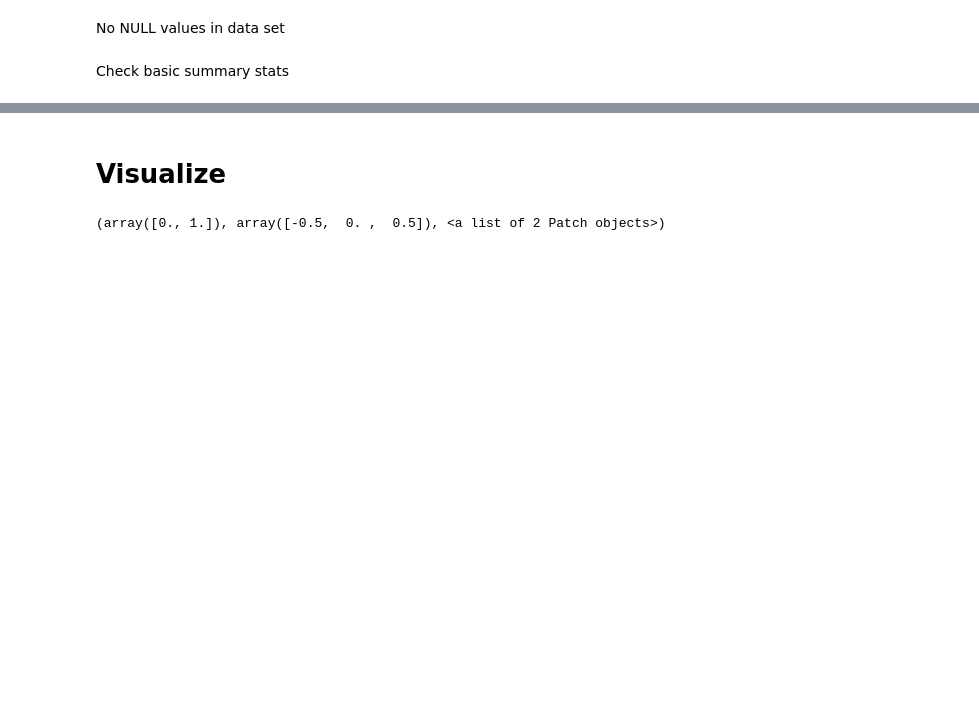
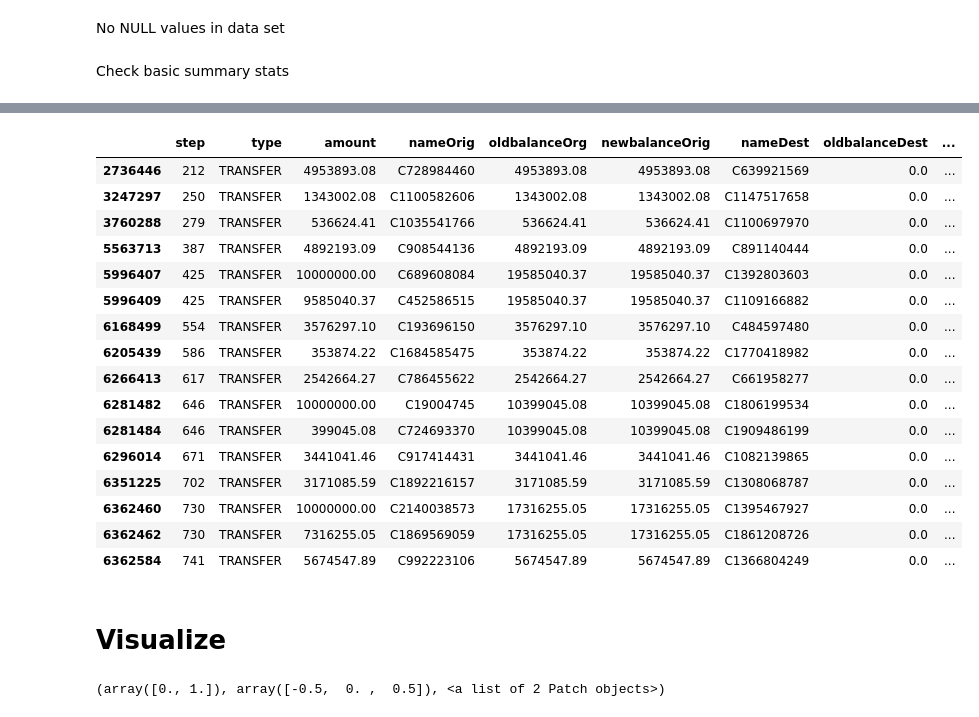
Before and after one commit to DigitalBuddha42/credit_card_fraud_detection, a Jupyter notebook: fraud_analysis.ipynb, the cells around one changed output, grey strips where cells are left out. Saved outputs shown, nothing was run; the diff lists cells and outputs as text; code cells hidden in the pictures; blank space fills up the shorter version.

```diff
--- a/fraud_analysis.ipynb
+++ b/fraud_analysis.ipynb
@@ -52,3 +76,24 @@ fraud.describe()
+# %%
+pd.set_option('display.max_rows', None)
+fraud.loc[(fraud['isFlaggedFraud']==1)]
+# %% [output]
+|  | step | type | amount | nameOrig | oldbalanceOrg | newbalanceOrig | nameDest | oldbalanceDest | ... |
+| 2736446 | 212 | TRANSFER | 4953893.08 | C728984460 | 4953893.08 | 4953893.08 | C639921569 | 0.0 | ... |
+| 3247297 | 250 | TRANSFER | 1343002.08 | C1100582606 | 1343002.08 | 1343002.08 | C1147517658 | 0.0 | ... |
+| 3760288 | 279 | TRANSFER | 536624.41 | C1035541766 | 536624.41 | 536624.41 | C1100697970 | 0.0 | ... |
+| 5563713 | 387 | TRANSFER | 4892193.09 | C908544136 | 4892193.09 | 4892193.09 | C891140444 | 0.0 | ... |
+| 5996407 | 425 | TRANSFER | 10000000.00 | C689608084 | 19585040.37 | 19585040.37 | C1392803603 | 0.0 | ... |
+| 5996409 | 425 | TRANSFER | 9585040.37 | C452586515 | 19585040.37 | 19585040.37 | C1109166882 | 0.0 | ... |
+| 6168499 | 554 | TRANSFER | 3576297.10 | C193696150 | 3576297.10 | 3576297.10 | C484597480 | 0.0 | ... |
+| 6205439 | 586 | TRANSFER | 353874.22 | C1684585475 | 353874.22 | 353874.22 | C1770418982 | 0.0 | ... |
+| 6266413 | 617 | TRANSFER | 2542664.27 | C786455622 | 2542664.27 | 2542664.27 | C661958277 | 0.0 | ... |
+| 6281482 | 646 | TRANSFER | 10000000.00 | C19004745 | 10399045.08 | 10399045.08 | C1806199534 | 0.0 | ... |
+| 6281484 | 646 | TRANSFER | 399045.08 | C724693370 | 10399045.08 | 10399045.08 | C1909486199 | 0.0 | ... |
+| 6296014 | 671 | TRANSFER | 3441041.46 | C917414431 | 3441041.46 | 3441041.46 | C1082139865 | 0.0 | ... |
+| 6351225 | 702 | TRANSFER | 3171085.59 | C1892216157 | 3171085.59 | 3171085.59 | C1308068787 | 0.0 | ... |
+| 6362460 | 730 | TRANSFER | 10000000.00 | C2140038573 | 17316255.05 | 17316255.05 | C1395467927 | 0.0 | ... |
+| 6362462 | 730 | TRANSFER | 7316255.05 | C1869569059 | 17316255.05 | 17316255.05 | C1861208726 | 0.0 | ... |
+| 6362584 | 741 | TRANSFER | 5674547.89 | C992223106 | 5674547.89 | 5674547.89 | C1366804249 | 0.0 | ... |
 # %% [markdown]
 # Visualize
 # %%
```
Also changed, not shown: parts of 3 cells of this notebook.
